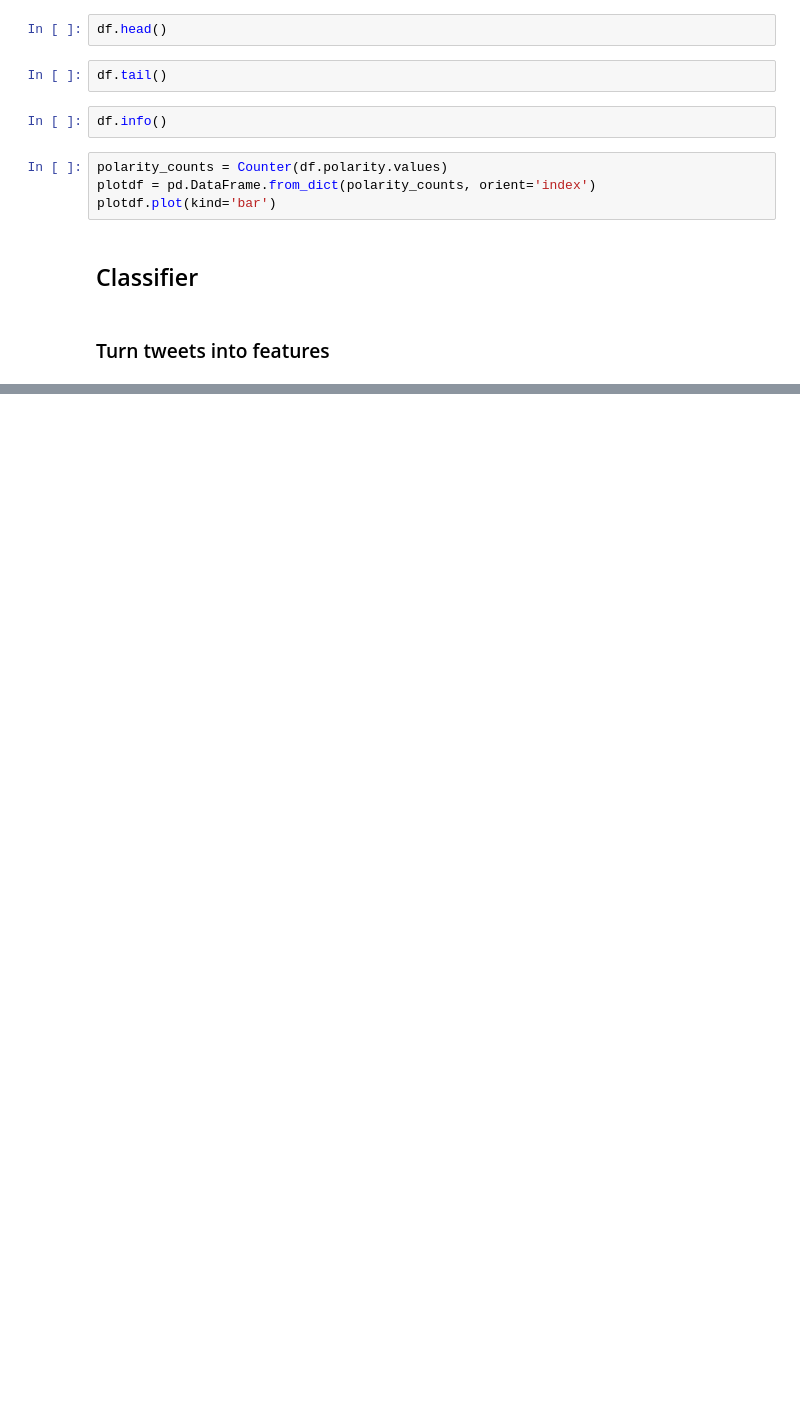
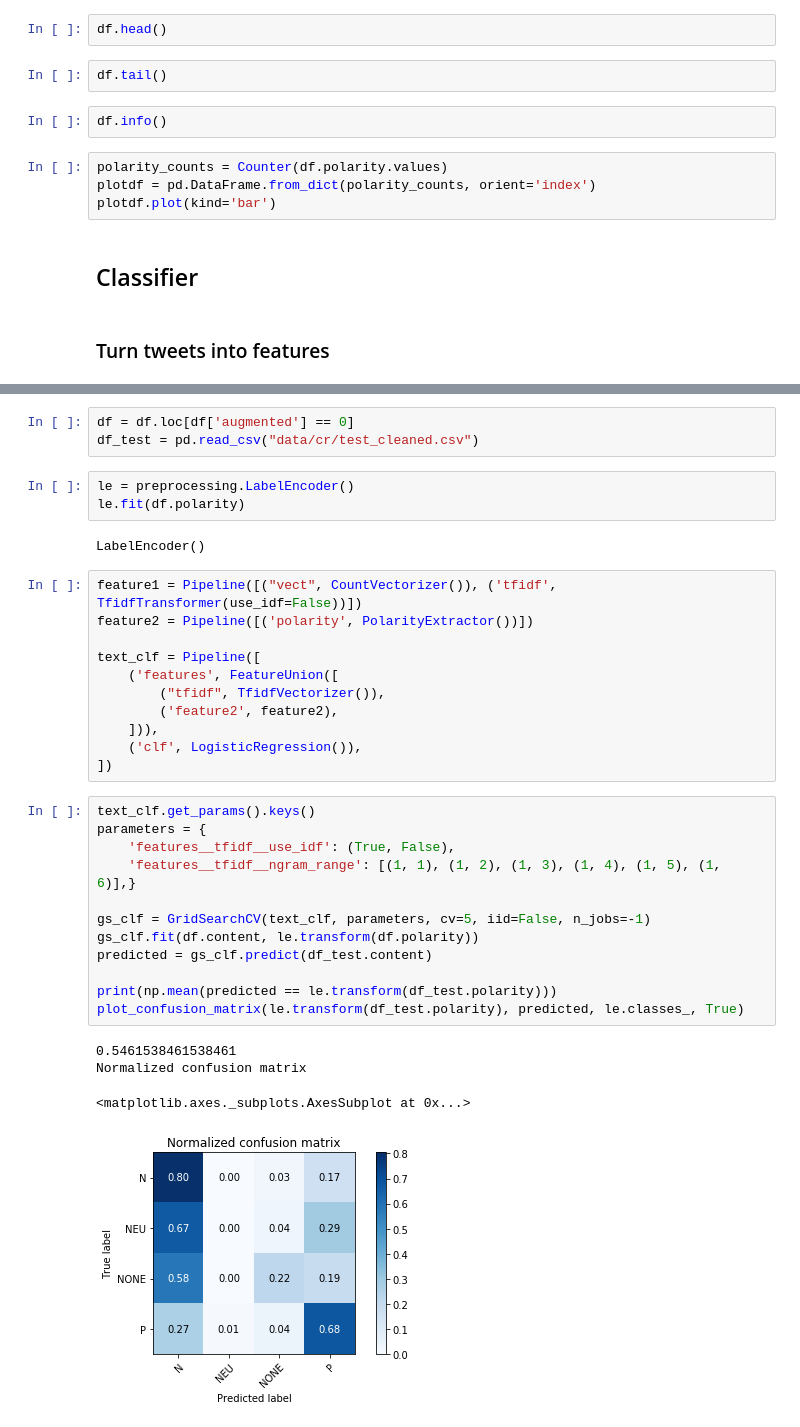
Before and after one commit to yanzheb/TASS-2019, a Jupyter notebook: Explore.ipynb, the cells around one changed output, grey strips where cells are left out. Drawn from its saved outputs; the diff is of its cells as text; blank space fills up the shorter version.

Commit message:
Add pipeline

```diff
--- a/Explore.ipynb
+++ b/Explore.ipynb
@@ -242,0 +288,36 @@ classifier.show_most_informative_features(100)
+# %%
+df = df.loc[df['augmented'] == 0]
+df_test = pd.read_csv("data/cr/test_cleaned.csv")
+# %%
+le = preprocessing.LabelEncoder()
+le.fit(df.polarity)
+# %% [output]
+LabelEncoder()
+# %%
+feature1 = Pipeline([("vect", CountVectorizer()), ('tfidf', TfidfTransformer(use_idf=False))])
+feature2 = Pipeline([('polarity', PolarityExtractor())])
+
+text_clf = Pipeline([
+    ('features', FeatureUnion([
+        ("tfidf", TfidfVectorizer()),
+        ('feature2', feature2),
+    ])),
+    ('clf', LogisticRegression()),
+])
+# %%
+text_clf.get_params().keys()
+parameters = {
+    'features__tfidf__use_idf': (True, False),
+    'features__tfidf__ngram_range': [(1, 1), (1, 2), (1, 3), (1, 4), (1, 5), (1, 6)],}
+
+gs_clf = GridSearchCV(text_clf, parameters, cv=5, iid=False, n_jobs=-1)
+gs_clf.fit(df.content, le.transform(df.polarity))
+predicted = gs_clf.predict(df_test.content)
+
+print(np.mean(predicted == le.transform(df_test.polarity)))
+plot_confusion_matrix(le.transform(df_test.polarity), predicted, le.classes_, True)
+# %% [output]
+0.5461538461538461
+Normalized confusion matrix
+<matplotlib.axes._subplots.AxesSubplot at 0x...>
+[figure, added]
```
Also changed, not shown: parts of 7 cells of this notebook.
